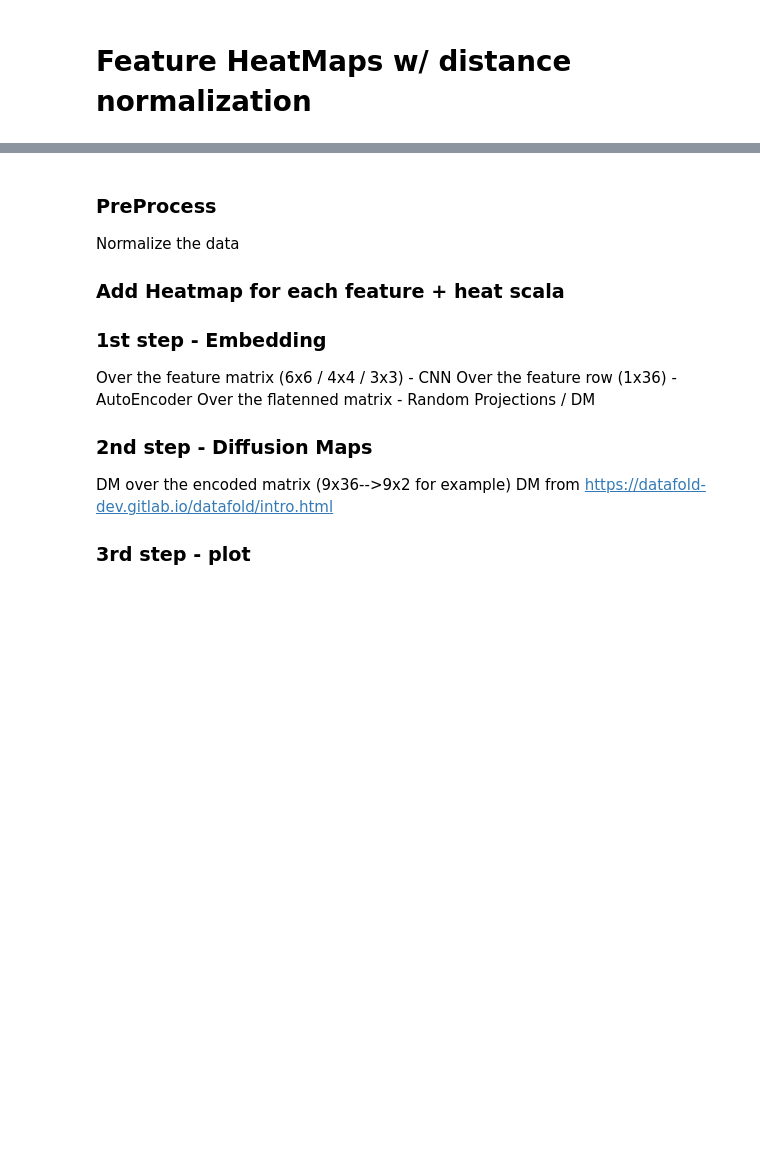
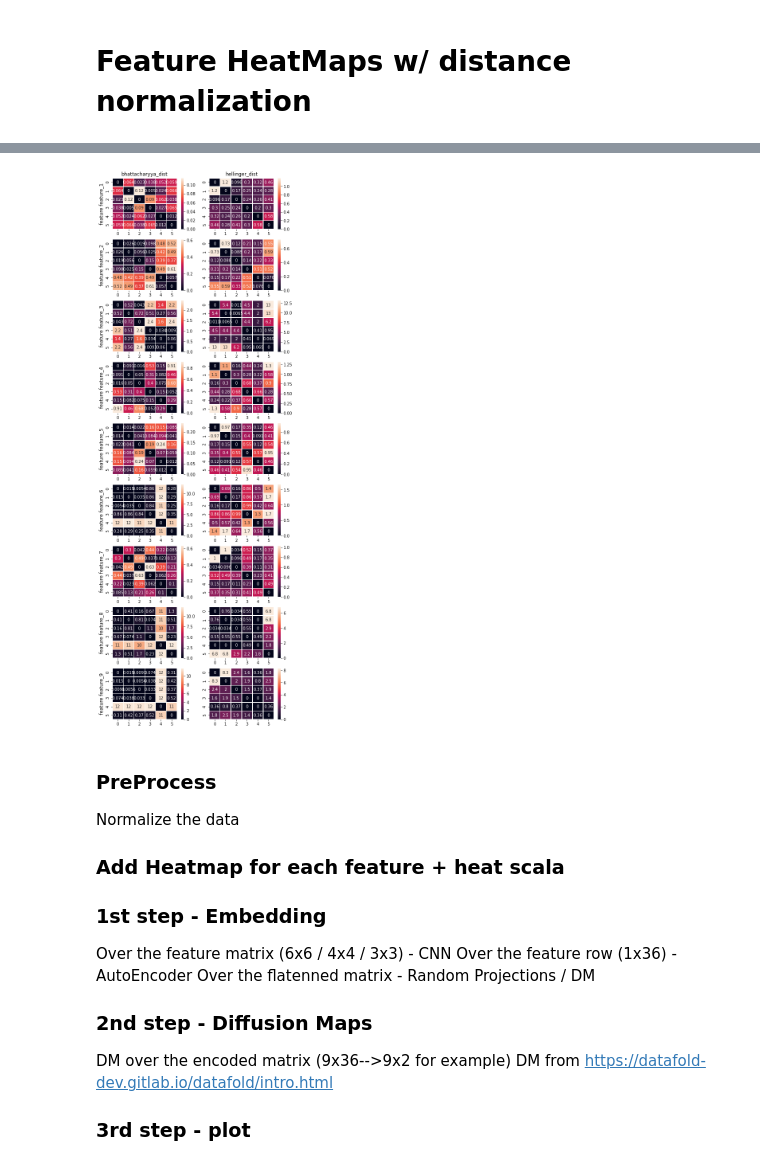
Before and after one commit to Omer-Hedvat/Thesis-TauTransformer, a Jupyter notebook: Omer's notebook.ipynb, the cells around one changed output, grey strips where cells are left out. Cells and saved outputs as stored; diff of their text form; code cells hidden in the pictures; blank space fills up the shorter version.

```diff
--- a/Omer's notebook.ipynb
+++ b/Omer's notebook.ipynb
@@ -234,3 +209,7 @@ export_heatmaps(df_glass, features, 'wasserstein_dist', 'jensen_shannon_dist', T
+# %%
+export_heatmaps(df_norm, features, 'bhattacharyya_dist', 'hellinger_dist', False)
+# %% [output]
+[figure, added]
 # %% [markdown]
 ### PreProcess
 Normalize the data
```
Also changed, not shown: parts of 16 cells of this notebook, 4 other files.
